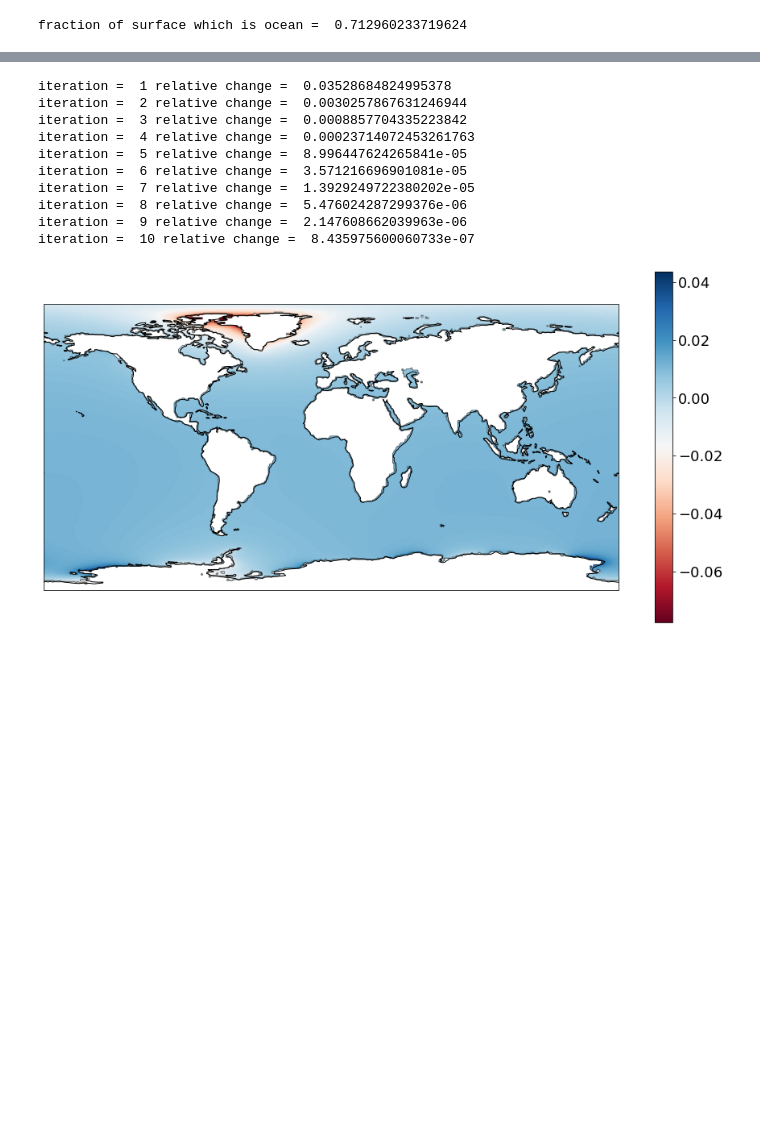
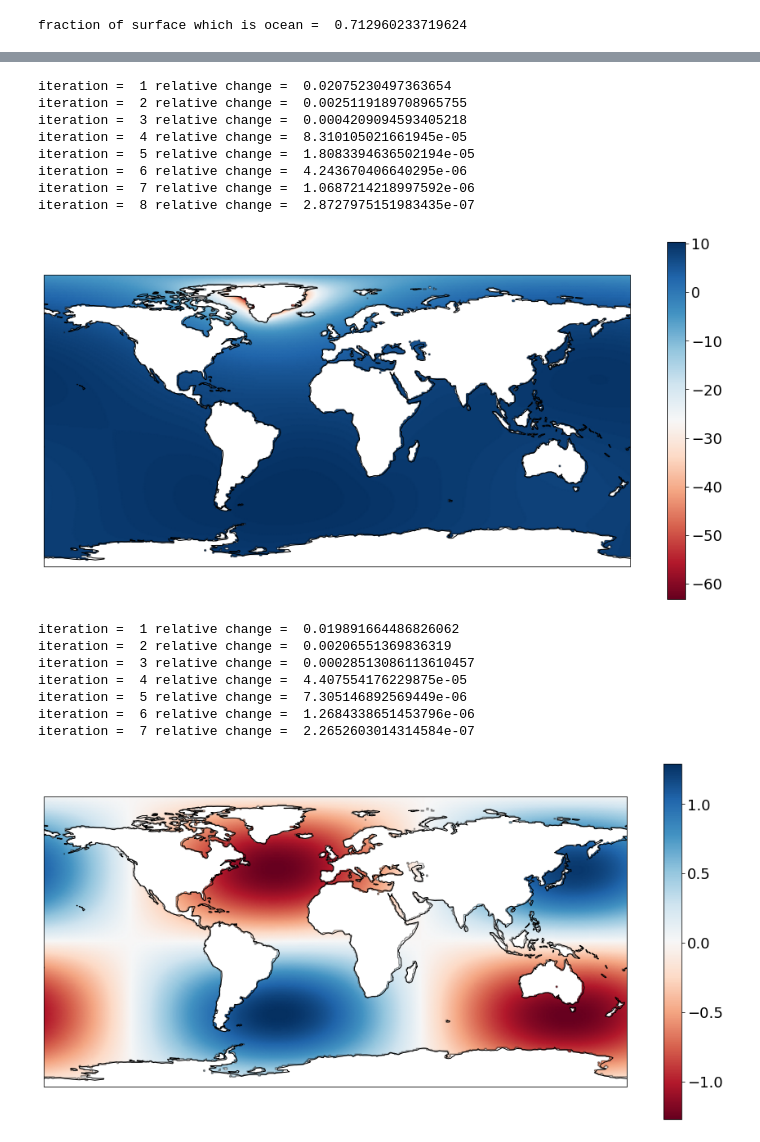
Before and after one commit to da380/SLReciprocityGJI, a Jupyter notebook: SL.ipynb, the cells around one changed output, grey strips where cells are left out. Cells and saved outputs as stored; diff of their text form; code cells hidden in the pictures; blank space fills up the shorter version.

```diff
--- a/SL.ipynb
+++ b/SL.ipynb
@@ -32,11 +32,12 @@ print('fraction of surface which is ocean = ',A/A_earth)
 fraction of surface which is ocean =  0.712960233719624
 # %%
 # set covariance for a random field
-Q = SL.laplace_covariance(L,std = 1.,s = 2,mu = 0.1)
+#Q = SL.laplace_covariance(L,std = 1.,s = 2,mu = 0.1)
 
 # build a random melt geometry
-ice = SL.random_field(Q)*SL.ice_mask(sl0,ice0,0.)
+#ice = SL.random_field(Q)*SL.ice_mask(sl0,ice0,0.)
 
+ice = -1*SL.zero_southern_hemisphere(ice0)
 
 # plot the result with suitable mask
 ice_mask = SL.ice_mask(sl0,ice0)
@@ -46,22 +47,32 @@ SL.plot(ice_mask*ice)
 # %%
 # set the direct load
 zeta   = SL.rhoi*(1-C)*ice
 # solve the fingerprint problem
 sl,_,_,_,_ = SL.fingerprint(C,zeta)
 ocean_mask = SL.ocean_mask(sl0,ice0)
 SL.plot(ocean_mask*sl)
+
+sl2,_,_,_,_ = SL.fingerprint(C,zeta,rotation=False)
+
+SL.plot(ocean_mask*(sl-sl2))
 # %% [output]
-iteration =  1 relative change =  0.03528684824995378
-iteration =  2 relative change =  0.0030257867631246944
-iteration =  3 relative change =  0.0008857704335223842
-iteration =  4 relative change =  0.00023714072453261763
-iteration =  5 relative change =  8.996447624265841e-05
-iteration =  6 relative change =  3.571216696901081e-05
-iteration =  7 relative change =  1.3929249722380202e-05
-iteration =  8 relative change =  5.476024287299376e-06
-iteration =  9 relative change =  2.147608662039963e-06
-iteration =  10 relative change =  8.435975600060733e-07
+iteration =  1 relative change =  0.02075230497363654
+iteration =  2 relative change =  0.0025119189708965755
+iteration =  3 relative change =  0.0004209094593405218
+iteration =  4 relative change =  8.310105021661945e-05
+iteration =  5 relative change =  1.8083394636502194e-05
+iteration =  6 relative change =  4.243670406640295e-06
+iteration =  7 relative change =  1.0687214218997592e-06
+iteration =  8 relative change =  2.8727975151983435e-07
-[figure, old version]
+[figure, new version]
+iteration =  1 relative change =  0.019891664486826062
+iteration =  2 relative change =  0.00206551369836319
+iteration =  3 relative change =  0.00028513086113610457
+iteration =  4 relative change =  4.407554176229875e-05
+iteration =  5 relative change =  7.305146892569449e-06
+iteration =  6 relative change =  1.2684338651453796e-06
+iteration =  7 relative change =  2.2652603014314584e-07
+[figure, added]
 # %%
 # set the observation point and set the adjoint loads
 lats = np.zeros(1)
```
Also changed, not shown: parts of 2 cells of this notebook, 4 other files.
